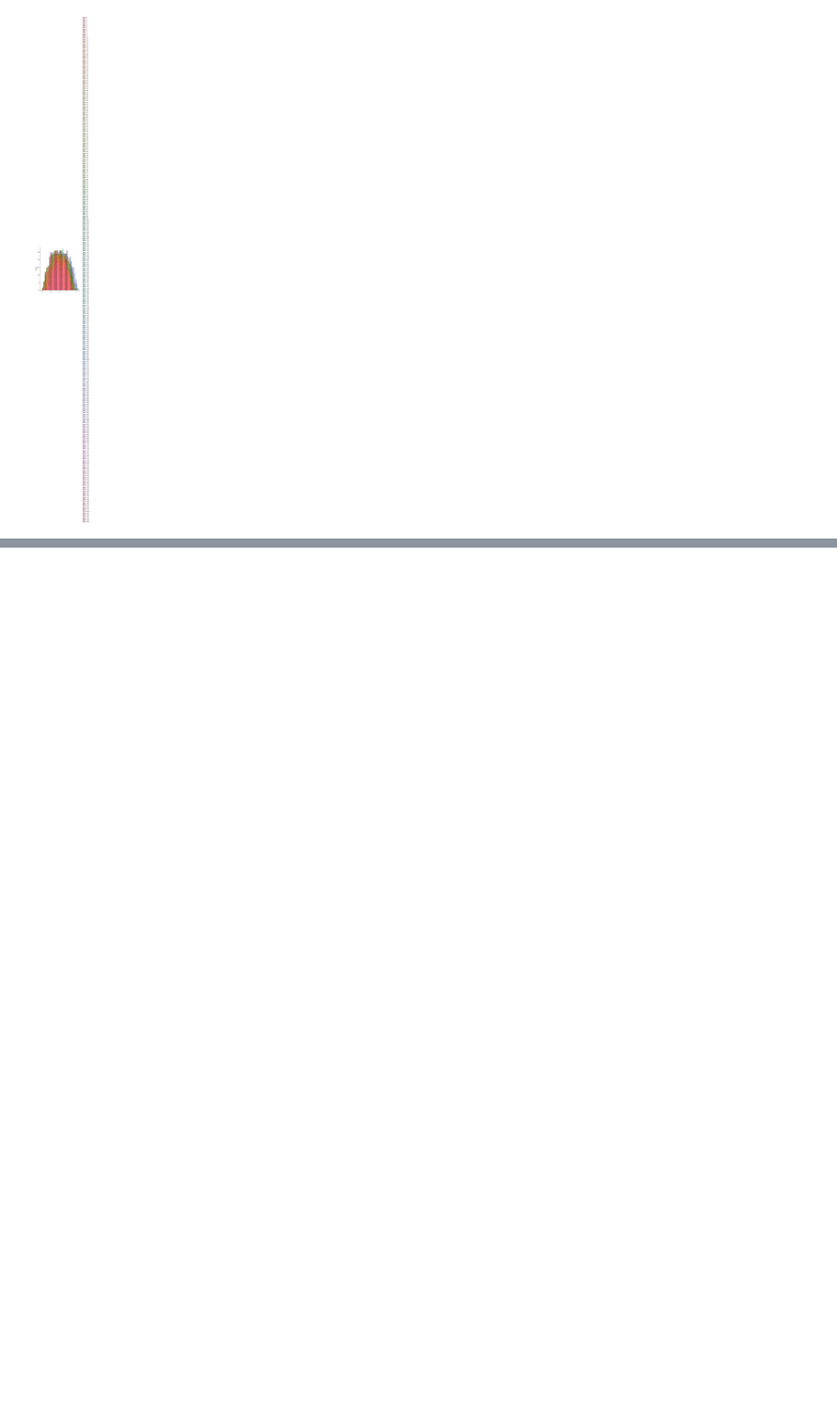
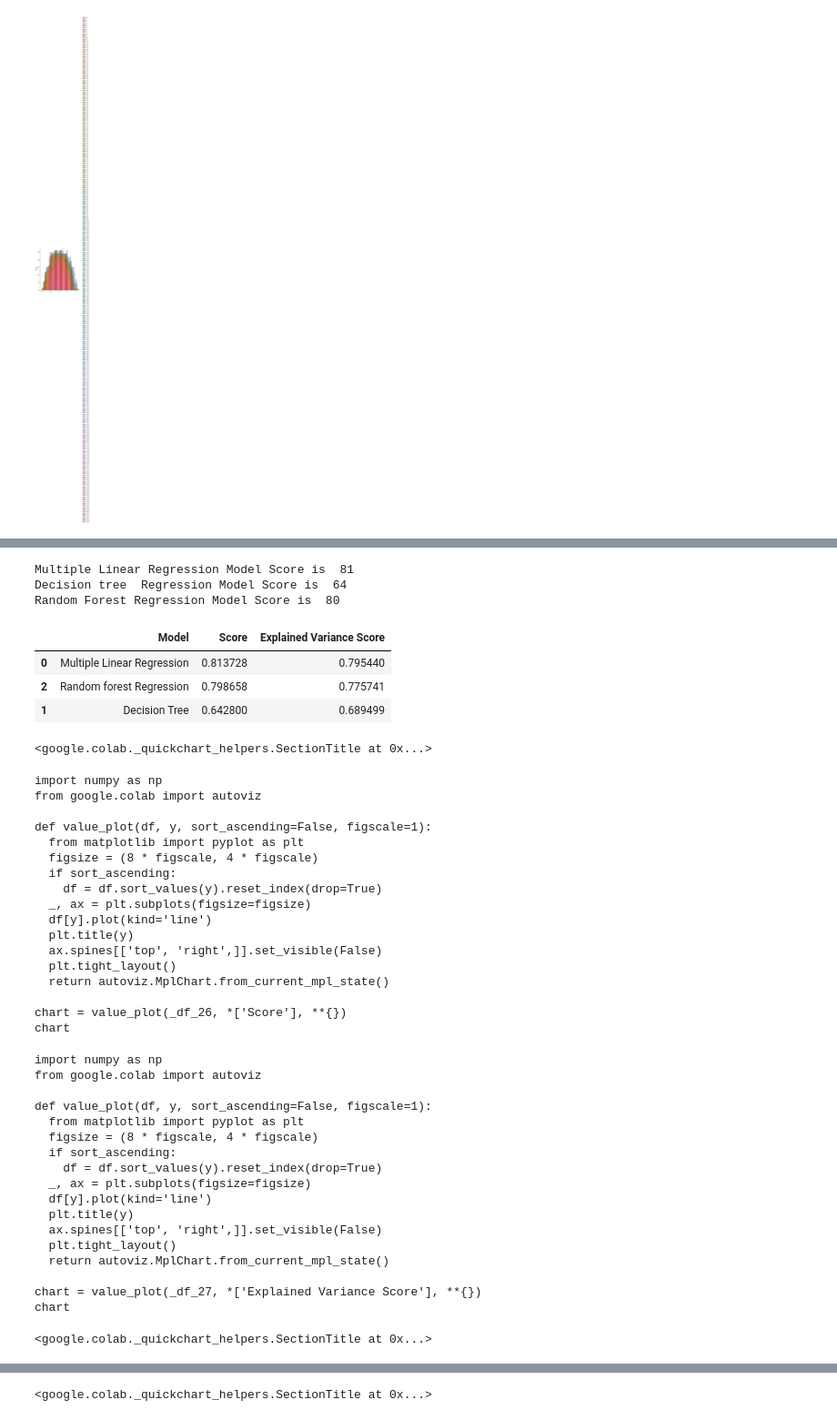
Before and after one commit to faysalmahmud74/HousePricePredictor, a Jupyter notebook: Model.ipynb, the cells around one changed output, grey strips where cells are left out. Shown at 91% size. Drawn from its saved outputs; the diff is of its cells as text; code cells hidden in the pictures; blank space fills up the shorter version.

```diff
--- a/Model.ipynb
+++ b/Model.ipynb
@@ -570,0 +710,11 @@ sns.displot((y_test-predictions), bins=50);
+# %%
+from sklearn.linear_model import LinearRegression
+from sklearn.tree import DecisionTreeRegressor
+from sklearn.ensemble import RandomForestRegressor
+from sklearn.metrics import explained_variance_score
+from sklearn.metrics import confusion_matrix
+mlr = LinearRegression()
+mlr.fit(X_train,y_train)
+mlr_score = mlr.score(X_test,y_test)
+pred_mlr = mlr.predict(X_test)
+expl_mlr = explained_variance_score(pred_mlr,y_test)
@@ -570,0 +723,7 @@ sns.displot((y_test-predictions), bins=50);
+# %%
+tr_regressor = DecisionTreeRegressor(random_state=0)
+tr_regressor.fit(X_train,y_train)
+tr_regressor.score(X_test,y_test)
+pred_tr = tr_regressor.predict(X_test)
+decision_score=tr_regressor.score(X_test,y_test)
+expl_tr = explained_variance_score(pred_tr,y_test)
@@ -570,0 +732,7 @@ sns.displot((y_test-predictions), bins=50);
+# %%
+rf_regressor = RandomForestRegressor(n_estimators=28,random_state=0)
+rf_regressor.fit(X_train,y_train)
+rf_regressor.score(X_test,y_test)
+rf_pred =rf_regressor.predict(X_test)
+rf_score=rf_regressor.score(X_test,y_test)
+expl_rf = explained_variance_score(rf_pred,y_test)
@@ -570,0 +741,54 @@ sns.displot((y_test-predictions), bins=50);
+# %%
+print("Multiple Linear Regression Model Score is ",round(mlr.score(X_test,y_test)*100))
+print("Decision tree  Regression Model Score is ",round(tr_regressor.score(X_test,y_test)*100))
+print("Random Forest Regression Model Score is ",round(rf_regressor.score(X_test,y_test)*100))
+
+models_score =pd.DataFrame({'Model':['Multiple Linear Regression','Decision Tree','Random forest Regression'],
+                            'Score':[mlr_score,decision_score,rf_score],
+                            'Explained Variance Score':[expl_mlr,expl_tr,expl_rf]
+                           })
+models_score.sort_values(by='Score',ascending=False)
+# %% [output]
+Multiple Linear Regression Model Score is  81
+Decision tree  Regression Model Score is  64
+Random Forest Regression Model Score is  80
+|  | Model | Score | Explained Variance Score |
+| 0 | Multiple Linear Regression | 0.813728 | 0.795440 |
+| 2 | Random forest Regression | 0.798658 | 0.775741 |
+| 1 | Decision Tree | 0.642800 | 0.689499 |
+<google.colab._quickchart_helpers.SectionTitle at 0x...>
+import numpy as np
+from google.colab import autoviz
+
+def value_plot(df, y, sort_ascending=False, figscale=1):
+  from matplotlib import pyplot as plt
+  figsize = (8 * figscale, 4 * figscale)
+  if sort_ascending:
+    df = df.sort_values(y).reset_index(drop=True)
+  _, ax = plt.subplots(figsize=figsize)
+  df[y].plot(kind='line')
+  plt.title(y)
+  ax.spines[['top', 'right',]].set_visible(False)
+  plt.tight_layout()
+  return autoviz.MplChart.from_current_mpl_state()
+
+chart = value_plot(_df_26, *['Score'], **{})
+chart
+import numpy as np
+from google.colab import autoviz
+
+def value_plot(df, y, sort_ascending=False, figscale=1):
+  from matplotlib import pyplot as plt
+  figsize = (8 * figscale, 4 * figscale)
+  if sort_ascending:
+    df = df.sort_values(y).reset_index(drop=True)
+  _, ax = plt.subplots(figsize=figsize)
+  df[y].plot(kind='line')
+  plt.title(y)
+  ax.spines[['top', 'right',]].set_visible(False)
+  plt.tight_layout()
+  return autoviz.MplChart.from_current_mpl_state()
+
+chart = value_plot(_df_27, *['Explained Variance Score'], **{})
+chart
+<google.colab._quickchart_helpers.SectionTitle at 0x...>
@@ -570,0 +827 @@ sns.displot((y_test-predictions), bins=50);
+<google.colab._quickchart_helpers.SectionTitle at 0x...>
```
Also changed, not shown: parts of 14 cells of this notebook.
